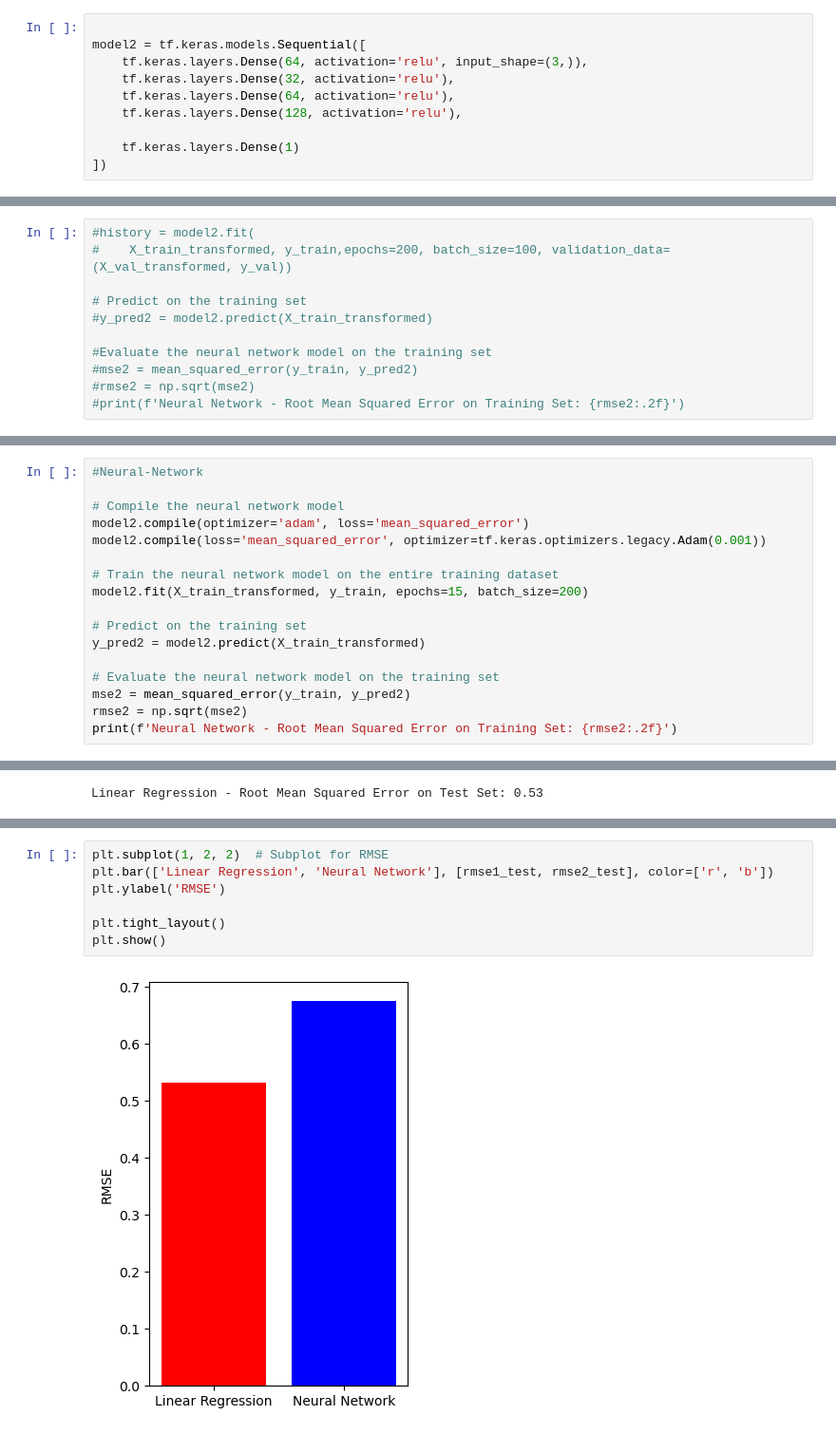
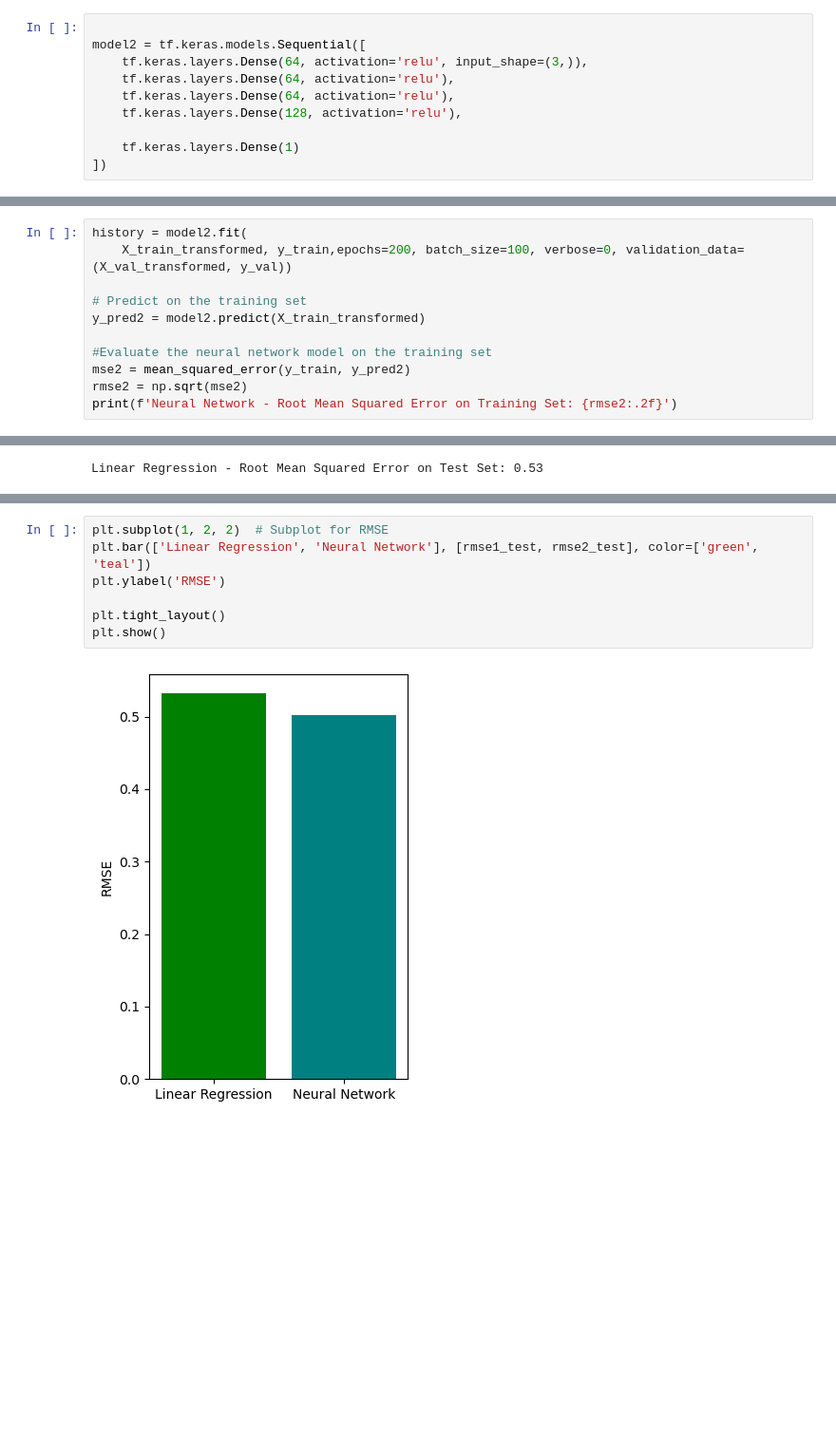
Before and after one commit to jordansar/HW4-Final-MachineLearning, a Jupyter notebook: HW4-Artificial Neural Network.ipynb, the cells around one changed output, grey strips where cells are left out. Shown at 95% size. Drawn from its saved outputs; the diff is of its cells as text; blank space fills up the shorter version.

```diff
--- a/HW4-Artificial Neural Network.ipynb
+++ b/HW4-Artificial Neural Network.ipynb
@@ -214,7 +214,7 @@ import tensorflow as tf
 
 model2 = tf.keras.models.Sequential([
     tf.keras.layers.Dense(64, activation='relu', input_shape=(3,)),
-    tf.keras.layers.Dense(32, activation='relu'),
+    tf.keras.layers.Dense(64, activation='relu'),
     tf.keras.layers.Dense(64, activation='relu'),
     tf.keras.layers.Dense(128, activation='relu'),
 
@@ -245,13 +245,13 @@ model2.compile(
     loss='mean_squared_error',
     optimizer=tf.keras.optimizers.legacy.Adam(0.001))
 # %%
-#history = model2.fit(
-#    X_train_transformed, y_train,epochs=200, batch_size=100, validation_data=(X_val_transformed, y_val))
+history = model2.fit(
+    X_train_transformed, y_train,epochs=200, batch_size=100, verbose=0, validation_data=(X_val_transformed, y_val))
 
 # Predict on the training set
-#y_pred2 = model2.predict(X_train_transformed)
+y_pred2 = model2.predict(X_train_transformed)
 
 #Evaluate the neural network model on the training set
-#mse2 = mean_squared_error(y_train, y_pred2)
-#rmse2 = np.sqrt(mse2)
-#print(f'Neural Network - Root Mean Squared Error on Training Set: {rmse2:.2f}')
+mse2 = mean_squared_error(y_train, y_pred2)
+rmse2 = np.sqrt(mse2)
+print(f'Neural Network - Root Mean Squared Error on Training Set: {rmse2:.2f}')
@@ -258,17 +260,0 @@ model2.compile(
-# %%
-#Neural-Network
-
-# Compile the neural network model
-model2.compile(optimizer='adam', loss='mean_squared_error')
-model2.compile(loss='mean_squared_error', optimizer=tf.keras.optimizers.legacy.Adam(0.001))
-
-# Train the neural network model on the entire training dataset
-model2.fit(X_train_transformed, y_train, epochs=15, batch_size=200)
-
-# Predict on the training set
-y_pred2 = model2.predict(X_train_transformed)
-
-# Evaluate the neural network model on the training set
-mse2 = mean_squared_error(y_train, y_pred2)
-rmse2 = np.sqrt(mse2)
-print(f'Neural Network - Root Mean Squared Error on Training Set: {rmse2:.2f}')
@@ -323,12 +291,12 @@ Neural Network - Root Mean Squared Error on Test Set: 0.68
 # %%
 plt.subplot(1, 2, 2)  # Subplot for RMSE
-plt.bar(['Linear Regression', 'Neural Network'], [rmse1_test, rmse2_test], color=['r', 'b'])
+plt.bar(['Linear Regression', 'Neural Network'], [rmse1_test, rmse2_test], color=['green', 'teal'])
 plt.ylabel('RMSE')
 
 plt.tight_layout()
 plt.show()
 # %% [output]
-[figure, old version]
+[figure, new version]
 # %%
 model2.summary()
 # %% [output]
```
Also changed, not shown: parts of 11 cells of this notebook.
